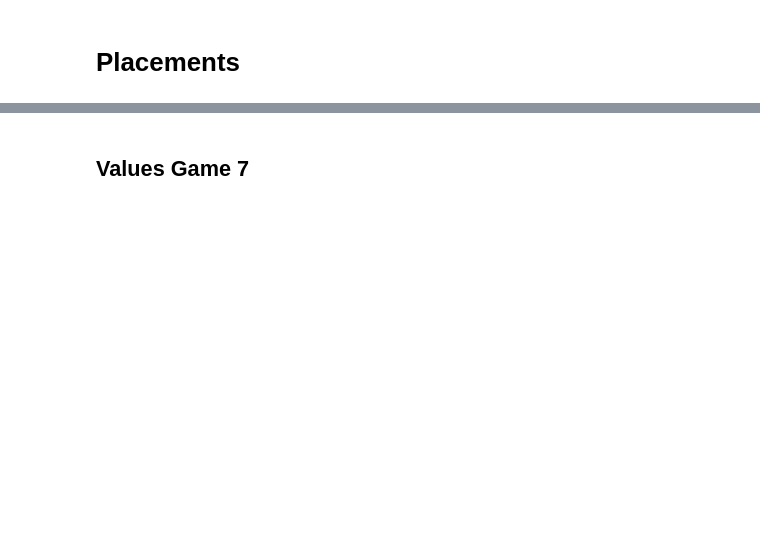
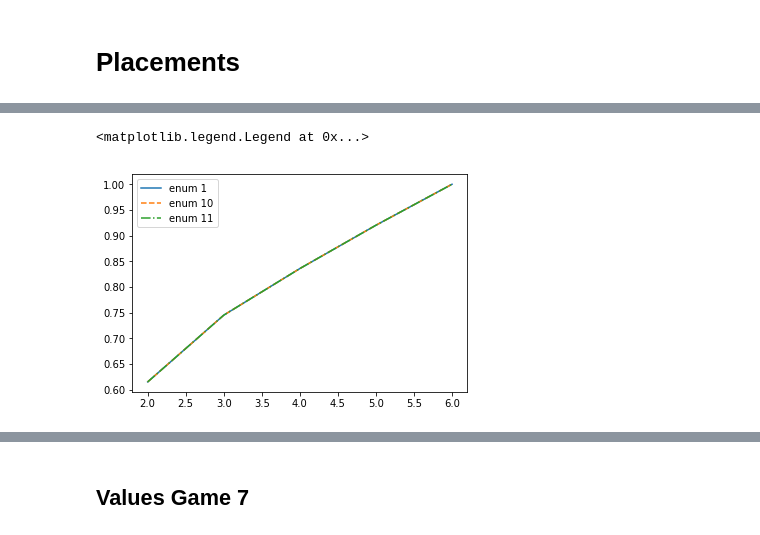
Before and after one commit to jacopodisi/mru_securitygame, a Jupyter notebook: resultControl.ipynb, the cells around one changed output, grey strips where cells are left out. Drawn from its saved outputs; the diff is of its cells as text; code cells hidden in the pictures; blank space fills up the shorter version.

```diff
--- a/resultControl.ipynb
+++ b/resultControl.ipynb
@@ -88,15 +207,12 @@ Diffvalues of game 2 with enum4 {2: 0.0, 3: -0.0264645962548, 4: -0.030961157982
 # %%
-for i in x:
-    plt.figure(i)
-    linestyle = iter(["-", "--", "-.", ":"])
-    labels = []
-    for e in [30, 10, 11]:
-        val = sorted(result[(i, e)][0].items())
-        x, y = zip(*val)
-        plt.plot(x, y, next(linestyle))
-        if e == 30:
-            e = 1
-        labels.append('enum ' + str(e))
-    plt.title('Game ' + str(i))
-    plt.legend(labels, loc='upper left')
+linestyle = iter(["-", "--", "-.", ":"])
+labels = []
+for e in [30, 10, 11]:
+    val = sorted(result[0].items())
+    x, y = zip(*val)
+    plt.plot(x, y, next(linestyle))
+    if e == 30:
+        e = 1
+    labels.append('enum ' + str(e))
+plt.legend(labels, loc='upper left')
 # %% [output]
@@ -113 +219,3 @@ for i in x:
+<matplotlib.legend.Legend at 0x...>
+[figure, added]
 # %%
```
Also changed, not shown: parts of 18 cells of this notebook, 1 other file.
